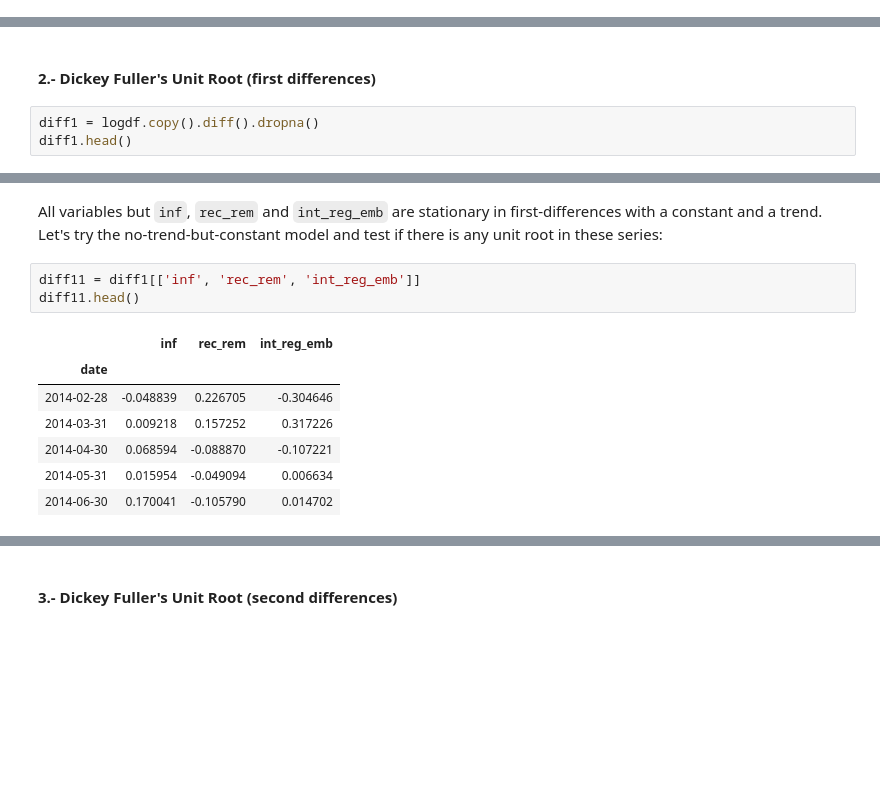
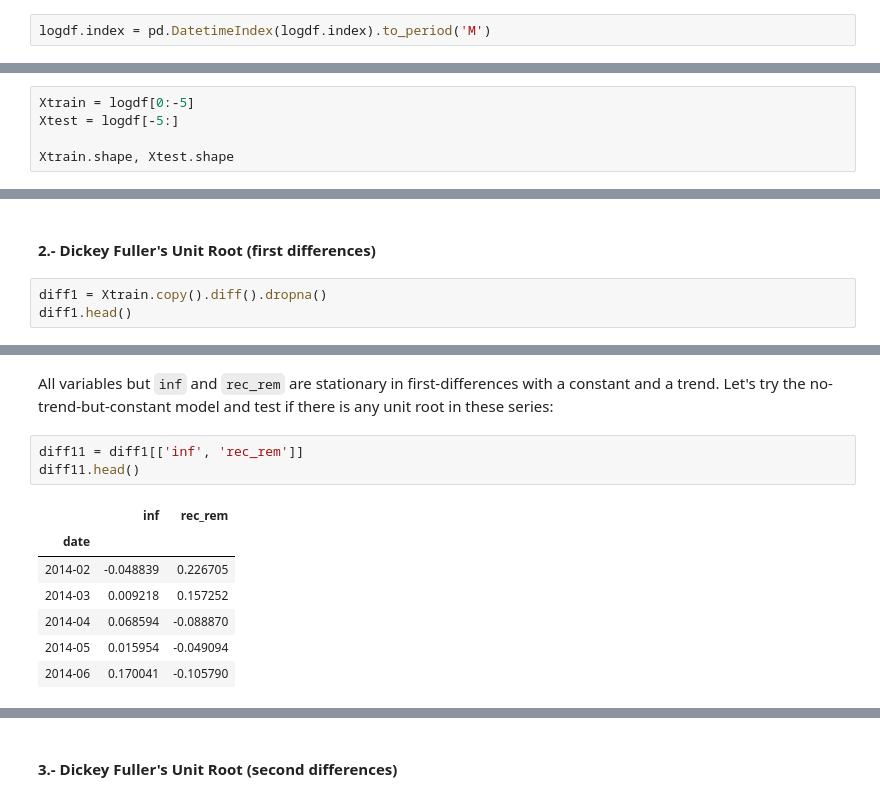
Before and after one commit to gregpinchy/creative-capstone-AA, a Jupyter notebook: time_series.ipynb, the cells around one changed output, grey strips where cells are left out. Drawn from its saved outputs; the diff is of its cells as text; blank space fills up the shorter version.

```diff
--- a/time_series.ipynb
+++ b/time_series.ipynb
@@ -446,0 +449,2 @@ logdf.head()
+# %%
+logdf.index = pd.DatetimeIndex(logdf.index).to_period('M')
@@ -446,0 +453,5 @@ logdf.head()
+# %%
+Xtrain = logdf[0:-5]
+Xtest = logdf[-5:]
+
+Xtrain.shape, Xtest.shape
@@ -1042,7 +1055,7 @@ All series are non-stationary at level when the no-trend-no-constant model of Di
 # %% [markdown]
 #### 2.- Dickey Fuller's Unit Root (first differences)
 # %%
-diff1 = logdf.copy().diff().dropna()
+diff1 = Xtrain.copy().diff().dropna()
 diff1.head()
 # %% [output]
 |  | end_rate | inf | rec_rem | us_imp_ht | us_exp_ht | int_reg_deb | int_reg_emb |
@@ -1077,16 +1090,16 @@ for name, column in diff1.iteritems():
 # %% [markdown]
-All variables but `inf`, `rec_rem` and `int_reg_emb` are stationary in first-differences with a constant and a trend. Let's try the no-trend-but-constant model and test if there is any unit root in these series:
+All variables but `inf` and `rec_rem` are stationary in first-differences with a constant and a trend. Let's try the no-trend-but-constant model and test if there is any unit root in these series:
 # %%
-diff11 = diff1[['inf', 'rec_rem', 'int_reg_emb']]
+diff11 = diff1[['inf', 'rec_rem']]
 diff11.head()
 # %% [output]
-|  | inf | rec_rem | int_reg_emb |
-| date |  |  |  |
-| 2014-02-28 | -0.048839 | 0.226705 | -0.304646 |
-| 2014-03-31 | 0.009218 | 0.157252 | 0.317226 |
-| 2014-04-30 | 0.068594 | -0.088870 | -0.107221 |
-| 2014-05-31 | 0.015954 | -0.049094 | 0.006634 |
-| 2014-06-30 | 0.170041 | -0.105790 | 0.014702 |
+|  | inf | rec_rem |
+| date |  |  |
+| 2014-02 | -0.048839 | 0.226705 |
+| 2014-03 | 0.009218 | 0.157252 |
+| 2014-04 | 0.068594 | -0.088870 |
+| 2014-05 | 0.015954 | -0.049094 |
+| 2014-06 | 0.170041 | -0.105790 |
 # %%
 for name, column in diff11.iteritems():
     adfuller_test(column, name=column.name, regression='c')
```
Also changed, not shown: parts of 37 cells of this notebook.
